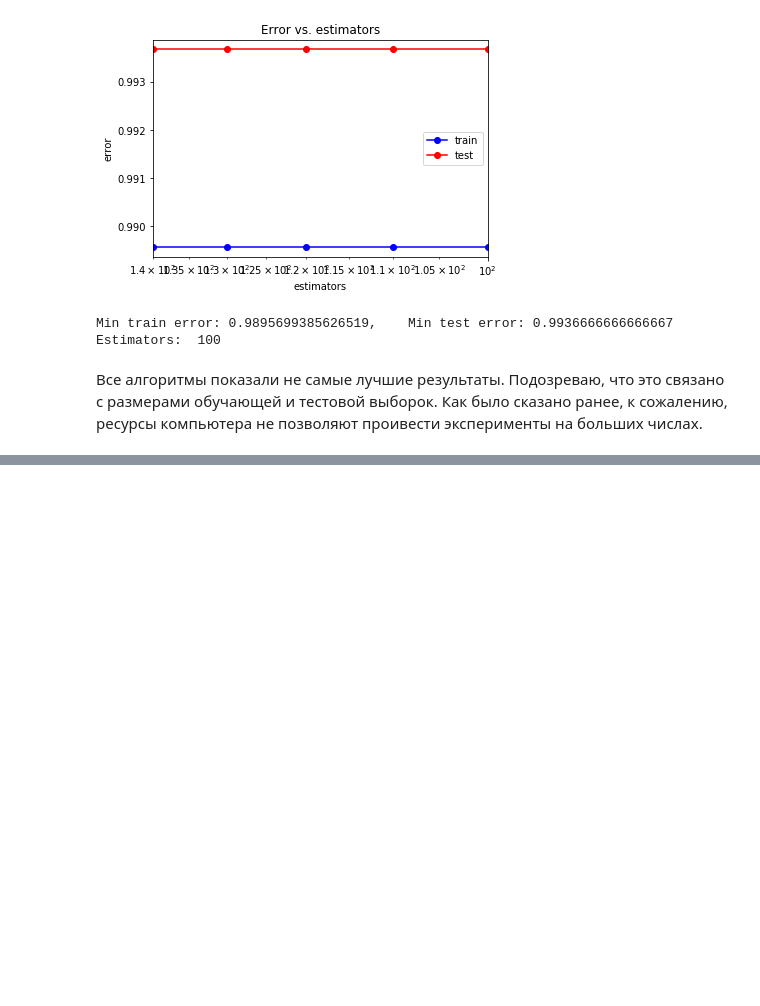
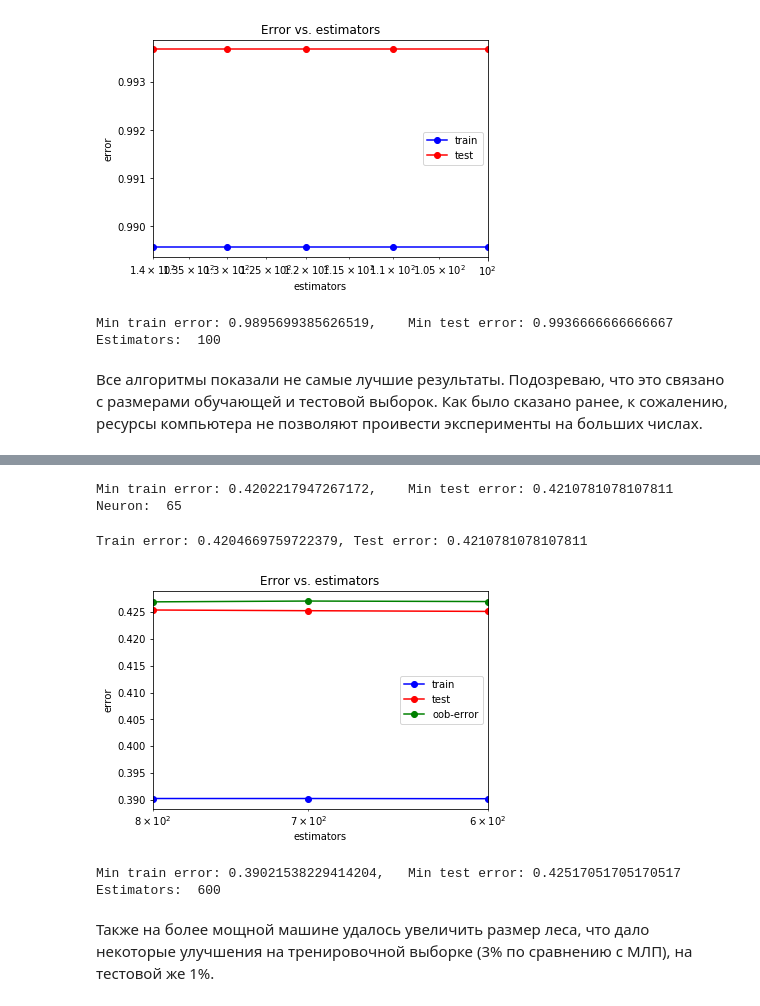
Before and after one commit to AntonGrishin/ML, a Jupyter notebook: core.ipynb, the cells around one changed output, grey strips where cells are left out. Drawn from its saved outputs; the diff is of its cells as text; code cells hidden in the pictures; blank space fills up the shorter version.

```diff
--- a/core.ipynb
+++ b/core.ipynb
@@ -1005,0 +1174,61 @@ Estimators:  100
+# %%
+min_train_err = np.min(train_err)
+min_test_err = np.min(test_err)
+neuron_opt = neurons_arr[test_err == min_test_err][0]
+
+print('Min train error: {}, \tMin test error: {}'.format(min_train_err, min_test_err))
+print('Neuron: ', neuron_opt)
+# %% [output]
+Min train error: 0.4202217947267172,    Min test error: 0.4210781078107811
+Neuron:  65
+# %%
+mlp_model = MLPClassifier(alpha = alpha_opt, hidden_layer_sizes = (neuron_opt, 50),
+                          solver = 'lbfgs', activation = 'logistic', random_state = 42)
+mlp_model.fit(X_train, y_train)
+
+y_train_pred = mlp_model.predict(X_train)
+y_test_pred = mlp_model.predict(X_test)
+
+print('Train error: {}, Test error: {}'.format(np.mean(y_train != y_train_pred), np.mean(y_test != y_test_pred)))
+# %% [output]
+Train error: 0.4204669759722379, Test error: 0.4210781078107811
+# %%
+from sklearn.ensemble import RandomForestClassifier
+
+estimators = np.arange(600,900, 100)
+test_err = []
+train_err = []
+oob_score = []
+for estimator in estimators:
+    rf = RandomForestClassifier(n_estimators = estimator, max_depth = 10, random_state = 42, oob_score=True)
+    rf.fit(X_train, y_train)
+
+    y_train_pred = rf.predict(X_train)
+    y_test_pred = rf.predict(X_test)
+    train_err.append(np.mean(y_train != y_train_pred))
+    test_err.append(np.mean(y_test != y_test_pred))
+    oob_score.append(rf.oob_score_)
+# %%
+plt.semilogx(estimators, train_err, 'b-o', label = 'train')
+plt.semilogx(estimators, test_err, 'r-o', label = 'test')
+plt.semilogx(estimators, np.ones(len(oob_score))-oob_score, 'g-o', label = 'oob-error')
+plt.xlim([np.max(estimators), np.min(estimators)])
+plt.title('Error vs. estimators')
+plt.xlabel('estimators')
+plt.ylabel('error')
+plt.legend()
+pass
+# %% [output]
+[figure, added]
+# %%
+min_train_err = np.min(train_err)
+min_test_err = np.min(test_err)
+estimators_opt = estimators[test_err == min_test_err][0]
+
+print('Min train error: {}, \tMin test error: {}'.format(min_train_err, min_test_err))
+print('Estimators: ', estimators_opt)
+# %% [output]
+Min train error: 0.39021538229414204,   Min test error: 0.42517051705170517
+Estimators:  600
+# %% [markdown]
+Также на более мощной машине удалось увеличить размер леса, что дало некоторые улучшения на тренировочной выборке (3% по сравнению с МЛП), на тестовой же 1%.
```
Also changed, not shown: parts of 17 cells of this notebook.
